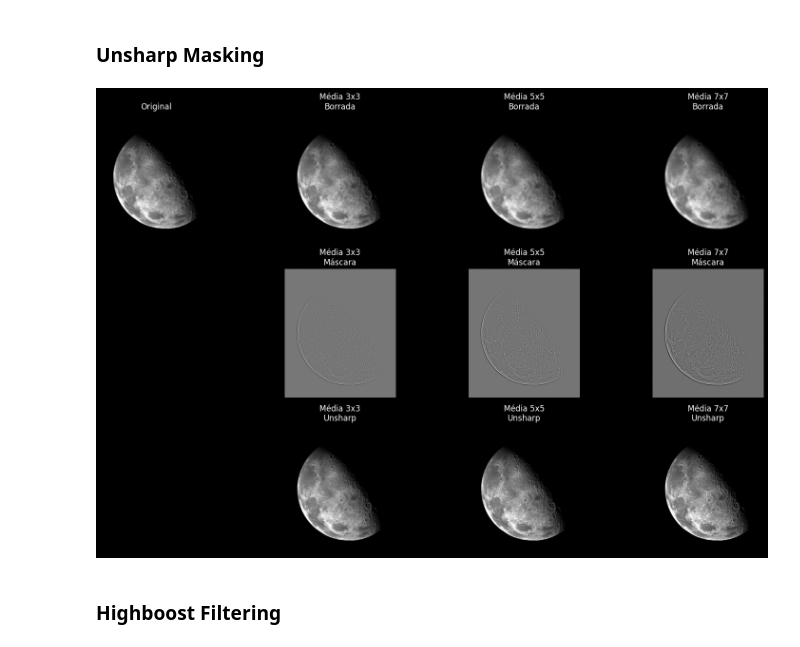
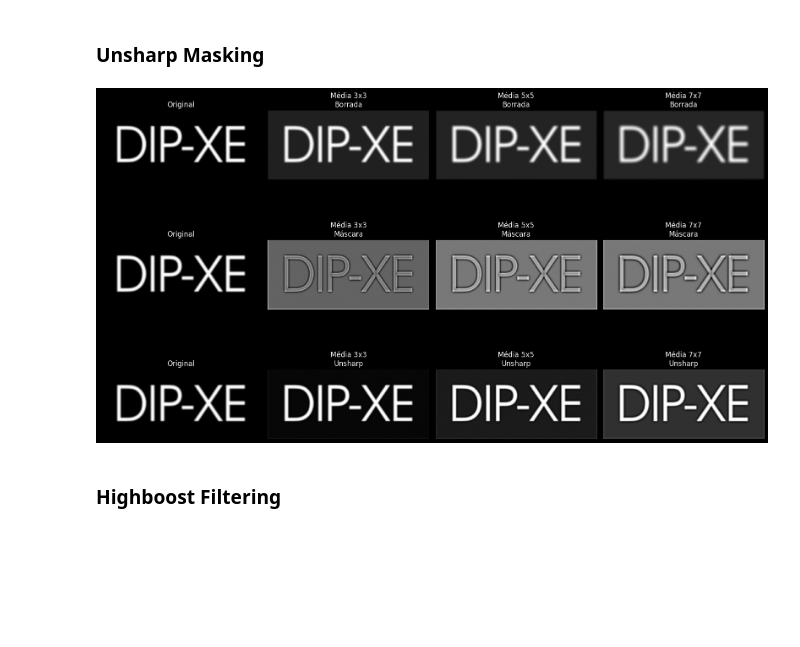
Before and after one commit to jvctrsilva/PDI_T1_Filtragem_Espacial, a Jupyter notebook: Filtragem_Espacial.ipynb, the cells around one changed output. Drawn from its saved outputs; the diff is of its cells as text; code cells hidden in the pictures; blank space fills up the shorter version.

Commit message:
refactor: criando um loop para plotar as imagens originais no laplacian e unsharp masking

```diff
--- a/Filtragem_Espacial.ipynb
+++ b/Filtragem_Espacial.ipynb
@@ -477,20 +477,11 @@ kernels = {
 plt.figure(figsize=(20, 10))
 
 # Coluna 1 = imagem original
-plt.subplot(3, 5, 1)
-plt.imshow(img, cmap='gray')
-plt.title("Original")
-plt.axis('off')
-
-plt.subplot(3, 5, 6)
-plt.imshow(img, cmap='gray')
-plt.title("Original")
-plt.axis('off')
-
-plt.subplot(3, 5, 11)
-plt.imshow(img, cmap='gray')
-plt.title("Original")
-plt.axis('off')
+for row in range(3):
+    plt.subplot(3, 5, row*5 + 1)
+    plt.imshow(img, cmap='gray')
+    plt.title("Original")
+    plt.axis('off')
 
 # Colunas 2..5 = kernels
 for i, (name, kernel) in enumerate(kernels.items()):
@@ -534,8 +525,7 @@ def unsharp_masking(img, blur_kernel):
     return blurred, mask, sharpened
 # %%
 #Monta as Imagens unsharp_masking
-img = cv2.imread('data/Fig0338(a)(blurry_moon).tif', 1)
-img = grayscale_pondered(img).astype(np.float32)
+img = load_image('dip-xe', 0)
 
 kernels_blur = {
     "Média 3x3": mean_kernel(3),
@@ -543,39 +533,40 @@ kernels_blur = {
     "Média 7x7": mean_kernel(7)
 }
 
 plt.figure(figsize=(16, 10))
+#Plot da original
+for row in range(3):
+    plt.subplot(3, 4, row*4 + 1)
+    plt.imshow(img, cmap='gray')
+    plt.title("Original")
+    plt.axis('off')
 
-# original
-plt.subplot(3, 4, 1)
-plt.imshow(img, cmap='gray')
-plt.title("Original")
-plt.axis('off')
 
 for i, (name, kernel) in enumerate(kernels_blur.items()):
     blurred, mask, sharpened = unsharp_masking(img, kernel)
 
     # linha 1 -> borrada
     plt.subplot(3, 4, i + 2)
     plt.imshow(blurred.astype(np.uint8), cmap='gray')
     plt.title(f"{name}\nBorrada")
     plt.axis('off')
 
     # linha 2 -> máscara de detalhes
     plt.subplot(3, 4, i + 6)
     plt.imshow(normalize_minmax(mask), cmap='gray')
     plt.title(f"{name}\nMáscara")
     plt.axis('off')
 
     # linha 3 -> resultado final
     plt.subplot(3, 4, i + 10)
     plt.imshow(sharpened, cmap='gray')
     plt.title(f"{name}\nUnsharp")
     plt.axis('off')
 
 plt.tight_layout()
 plt.show()
 # %% [output]
-[figure, old version]
+[figure, new version]
 # %% [markdown]
 ### Highboost Filtering
 # %%
```
